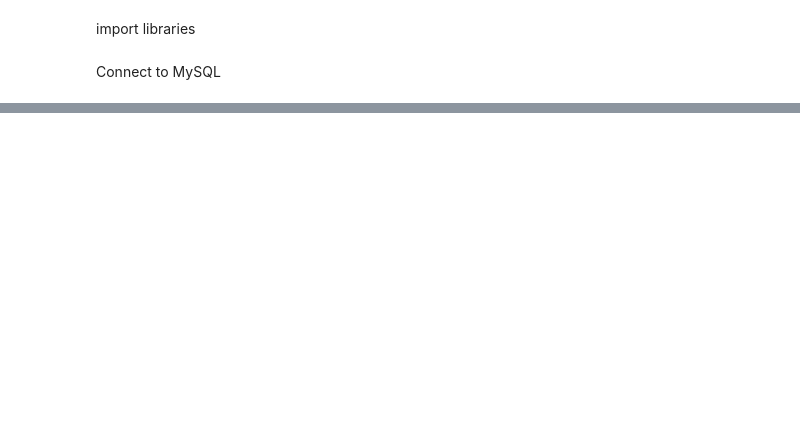
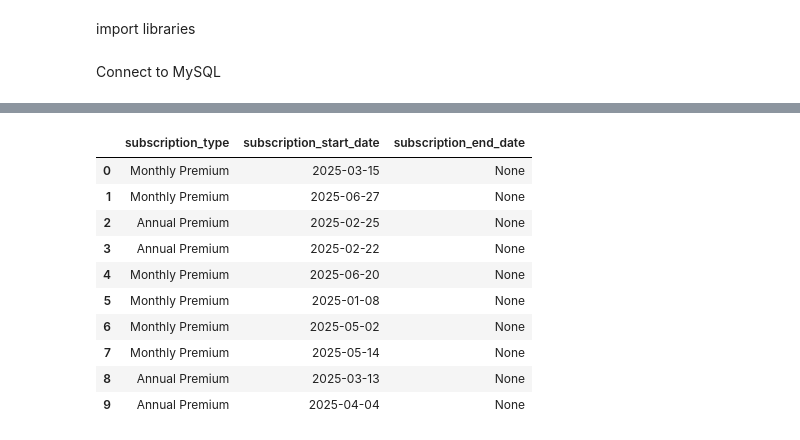
Before and after one commit to vishva0710/ai-chatbot-user-retention-analysis, a Jupyter notebook: AI_Chatbot_User_Retention_Analysis.ipynb, the cells around one changed output, grey strips where cells are left out. Saved outputs shown, nothing was run; the diff lists cells and outputs as text; code cells hidden in the pictures; blank space fills up the shorter version.

```diff
--- a/AI_Chatbot_User_Retention_Analysis.ipynb
+++ b/AI_Chatbot_User_Retention_Analysis.ipynb
@@ -17,0 +291,15 @@ engin=create_engine(f"mysql+pymysql://{os.getenv('DB_USER')}:{os.getenv('DB_PASS
+# %%
+query="select subscription_type,subscription_start_date,subscription_end_date	from sub_data where subscription_end_date is null LIMIT 10"
+pd.read_sql(query,engin)
+# %% [output]
+|  | subscription_type | subscription_start_date | subscription_end_date |
+| 0 | Monthly Premium | 2025-03-15 | None |
+| 1 | Monthly Premium | 2025-06-27 | None |
+| 2 | Annual Premium | 2025-02-25 | None |
+| 3 | Annual Premium | 2025-02-22 | None |
+| 4 | Monthly Premium | 2025-06-20 | None |
+| 5 | Monthly Premium | 2025-01-08 | None |
+| 6 | Monthly Premium | 2025-05-02 | None |
+| 7 | Monthly Premium | 2025-05-14 | None |
+| 8 | Annual Premium | 2025-03-13 | None |
+| 9 | Annual Premium | 2025-04-04 | None |
```
Also changed, not shown: parts of 33 cells of this notebook.
